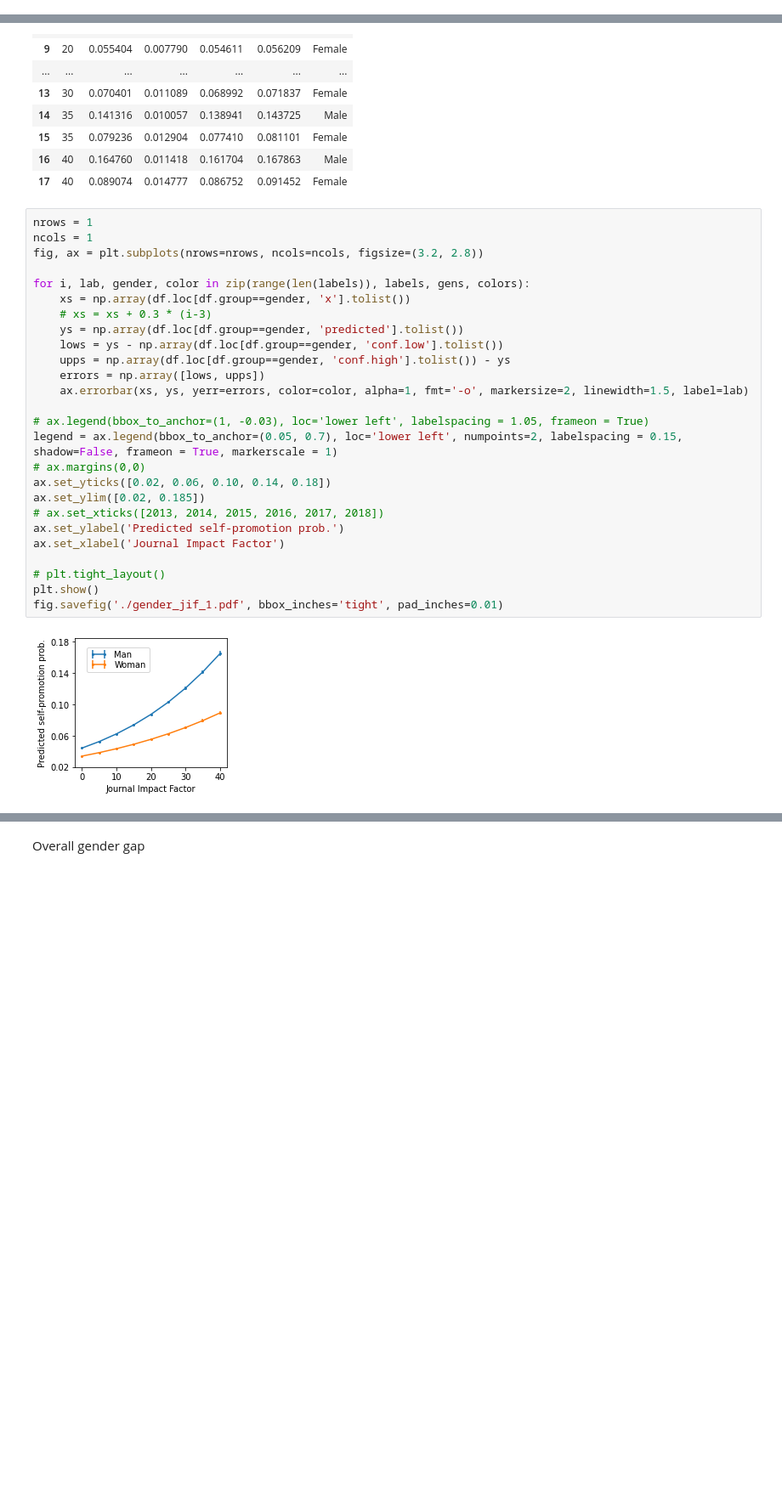
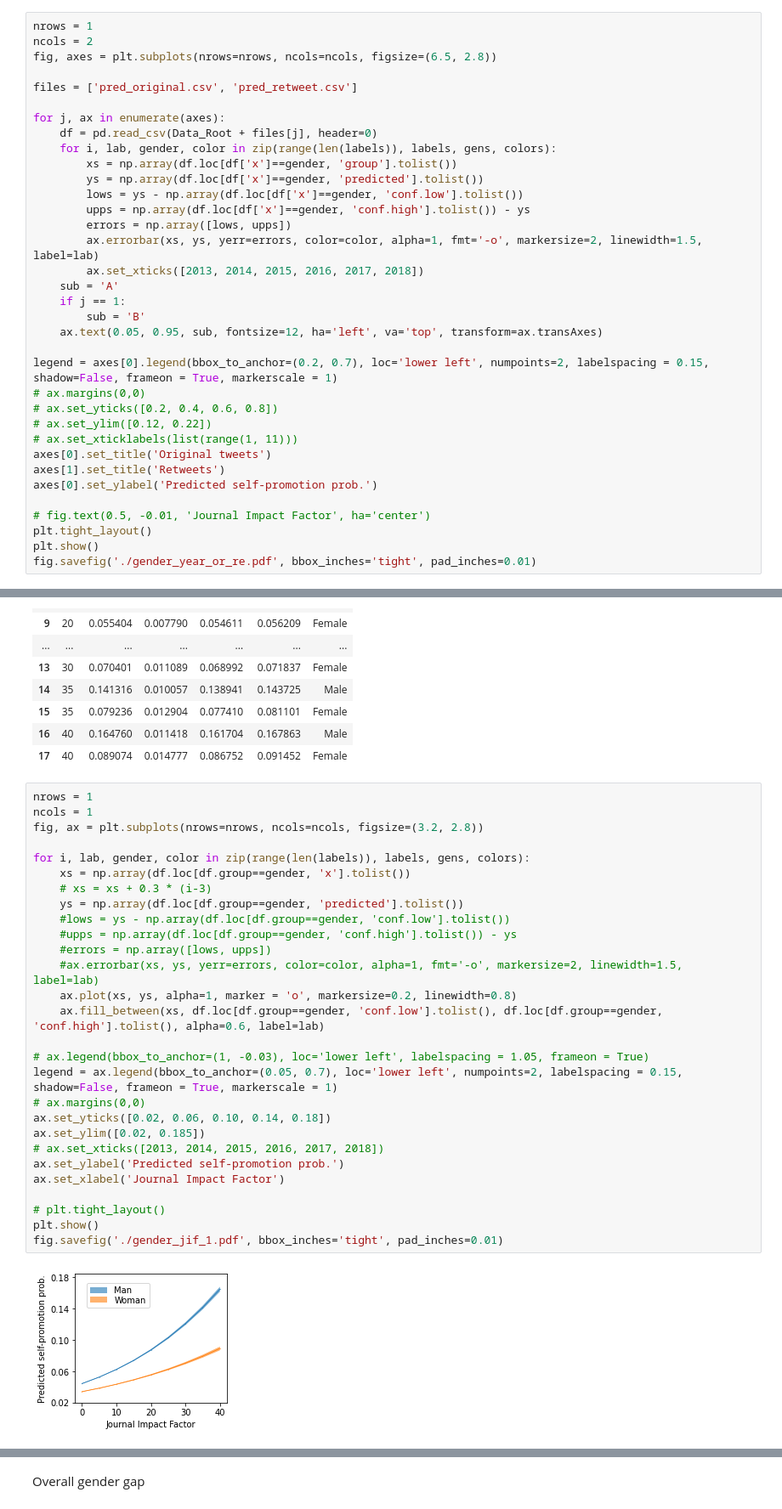
Before and after one commit to haoopeng/gender_promotion, a Jupyter notebook: plot_F_M.ipynb, the cells around one changed output, grey strips where cells are left out. Shown at 85% size. Drawn from its saved outputs; the diff is of its cells as text; blank space fills up the shorter version.

```diff
--- a/plot_F_M.ipynb
+++ b/plot_F_M.ipynb
@@ -152,0 +209,35 @@ fig.savefig('./fig_2.pdf', bbox_inches='tight', pad_inches=0.01)
+# %%
+nrows = 1
+ncols = 2
+fig, axes = plt.subplots(nrows=nrows, ncols=ncols, figsize=(6.5, 2.8))
+
+files = ['pred_original.csv', 'pred_retweet.csv']
+
+for j, ax in enumerate(axes):
+    df = pd.read_csv(Data_Root + files[j], header=0)
+    for i, lab, gender, color in zip(range(len(labels)), labels, gens, colors):
+        xs = np.array(df.loc[df['x']==gender, 'group'].tolist())
+        ys = np.array(df.loc[df['x']==gender, 'predicted'].tolist())
+        lows = ys - np.array(df.loc[df['x']==gender, 'conf.low'].tolist())
+        upps = np.array(df.loc[df['x']==gender, 'conf.high'].tolist()) - ys
+        errors = np.array([lows, upps])
+        ax.errorbar(xs, ys, yerr=errors, color=color, alpha=1, fmt='-o', markersize=2, linewidth=1.5, label=lab)
+        ax.set_xticks([2013, 2014, 2015, 2016, 2017, 2018])
+    sub = 'A'
+    if j == 1:
+        sub = 'B'
+    ax.text(0.05, 0.95, sub, fontsize=12, ha='left', va='top', transform=ax.transAxes)
+
+legend = axes[0].legend(bbox_to_anchor=(0.2, 0.7), loc='lower left', numpoints=2, labelspacing = 0.15, shadow=False, frameon = True, markerscale = 1)
+# ax.margins(0,0)
+# ax.set_yticks([0.2, 0.4, 0.6, 0.8])
+# ax.set_ylim([0.12, 0.22])
+# ax.set_xticklabels(list(range(1, 11)))
+axes[0].set_title('Original tweets')
+axes[1].set_title('Retweets')
+axes[0].set_ylabel('Predicted self-promotion prob.')
+
+# fig.text(0.5, -0.01, 'Journal Impact Factor', ha='center')
+plt.tight_layout()
+plt.show()
+fig.savefig('./gender_year_or_re.pdf', bbox_inches='tight', pad_inches=0.01)
@@ -181,29 +272,31 @@ df
 # %%
 nrows = 1
 ncols = 1
 fig, ax = plt.subplots(nrows=nrows, ncols=ncols, figsize=(3.2, 2.8))
 
 for i, lab, gender, color in zip(range(len(labels)), labels, gens, colors):
     xs = np.array(df.loc[df.group==gender, 'x'].tolist())
     # xs = xs + 0.3 * (i-3)
     ys = np.array(df.loc[df.group==gender, 'predicted'].tolist())
-    lows = ys - np.array(df.loc[df.group==gender, 'conf.low'].tolist())
-    upps = np.array(df.loc[df.group==gender, 'conf.high'].tolist()) - ys
-    errors = np.array([lows, upps])
-    ax.errorbar(xs, ys, yerr=errors, color=color, alpha=1, fmt='-o', markersize=2, linewidth=1.5, label=lab)
+    #lows = ys - np.array(df.loc[df.group==gender, 'conf.low'].tolist())
+    #upps = np.array(df.loc[df.group==gender, 'conf.high'].tolist()) - ys
+    #errors = np.array([lows, upps])
+    #ax.errorbar(xs, ys, yerr=errors, color=color, alpha=1, fmt='-o', markersize=2, linewidth=1.5, label=lab)
+    ax.plot(xs, ys, alpha=1, marker = 'o', markersize=0.2, linewidth=0.8)
+    ax.fill_between(xs, df.loc[df.group==gender, 'conf.low'].tolist(), df.loc[df.group==gender, 'conf.high'].tolist(), alpha=0.6, label=lab)
 
 # ax.legend(bbox_to_anchor=(1, -0.03), loc='lower left', labelspacing = 1.05, frameon = True)
 legend = ax.legend(bbox_to_anchor=(0.05, 0.7), loc='lower left', numpoints=2, labelspacing = 0.15, shadow=False, frameon = True, markerscale = 1)
 # ax.margins(0,0)
 ax.set_yticks([0.02, 0.06, 0.10, 0.14, 0.18])
 ax.set_ylim([0.02, 0.185])
 # ax.set_xticks([2013, 2014, 2015, 2016, 2017, 2018])
 ax.set_ylabel('Predicted self-promotion prob.')
 ax.set_xlabel('Journal Impact Factor')
 
 # plt.tight_layout()
 plt.show()
 fig.savefig('./gender_jif_1.pdf', bbox_inches='tight', pad_inches=0.01)
 # %% [output]
-[figure, old version]
+[figure, new version]
 # %% [markdown]
```
Also changed, not shown: parts of 34 cells of this notebook, 12 other files.
